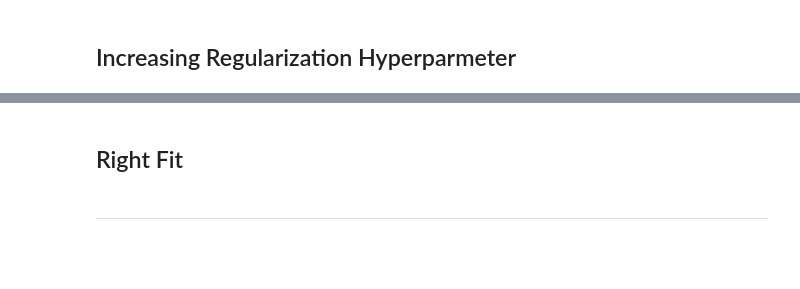
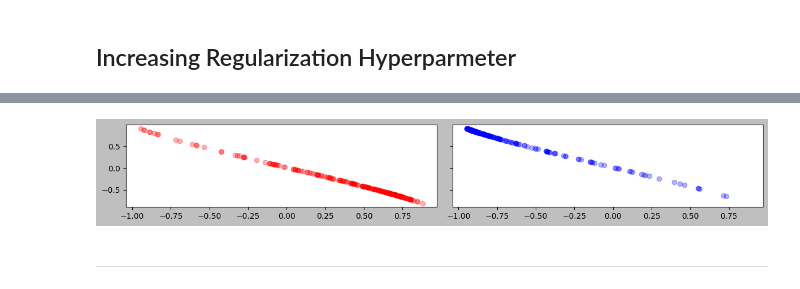
Before and after one commit to vmgustavo/202202-UFMG-RNA, a Jupyter notebook: paper02/eval.ipynb, the cells around one changed output, grey strips where cells are left out. Drawn from its saved outputs; the diff is of its cells as text; code cells hidden in the pictures; blank space fills up the shorter version.

```diff
--- a/paper02/eval.ipynb
+++ b/paper02/eval.ipynb
@@ -150 +159,8 @@ print(classification_report(y_true=y_train, y_pred=model.predict(X_train)))
+# %%
+with warnings.catch_warnings():
+    warnings.simplefilter("ignore")
+    res_rightfit = exec_nn(
+        *blobs,
+        hidden_layer_sizes=hidden_layer_sizes, reg_alpha=1e1,
+    )
 # %%
@@ -156,14 +177,14 @@ for x in np.linspace(projection[0].min(), projection[0].max(), 100):
 # %%
-sel_c0 = np.where(y_train > 0)
-sel_c1 = np.where(y_train < 0)
+sel_c0 = np.where(res_rightfit.y_train > 0)
+sel_c1 = np.where(res_rightfit.y_train < 0)
 
 _, ax = plt.subplots(1, 2, figsize=(12, 2), sharex="all", sharey="all")
 
-ax[0].scatter(projection[sel_c0, 0], projection[sel_c0, 1], color="red", alpha=.3)
-ax[1].scatter(projection[sel_c1, 0], projection[sel_c1, 1], color="blue", alpha=.3)
+ax[0].scatter(res_rightfit.projection[sel_c0, 0], res_rightfit.projection[sel_c0, 1], color="red", alpha=.3)
+ax[1].scatter(res_rightfit.projection[sel_c1, 0], res_rightfit.projection[sel_c1, 1], color="blue", alpha=.3)
 
 plt.tight_layout()
 plt.show()
 plt.close()
+# %% [output]
+[figure, added]
-# %% [markdown]
-## Right Fit
```
Also changed, not shown: parts of 25 cells of this notebook.
